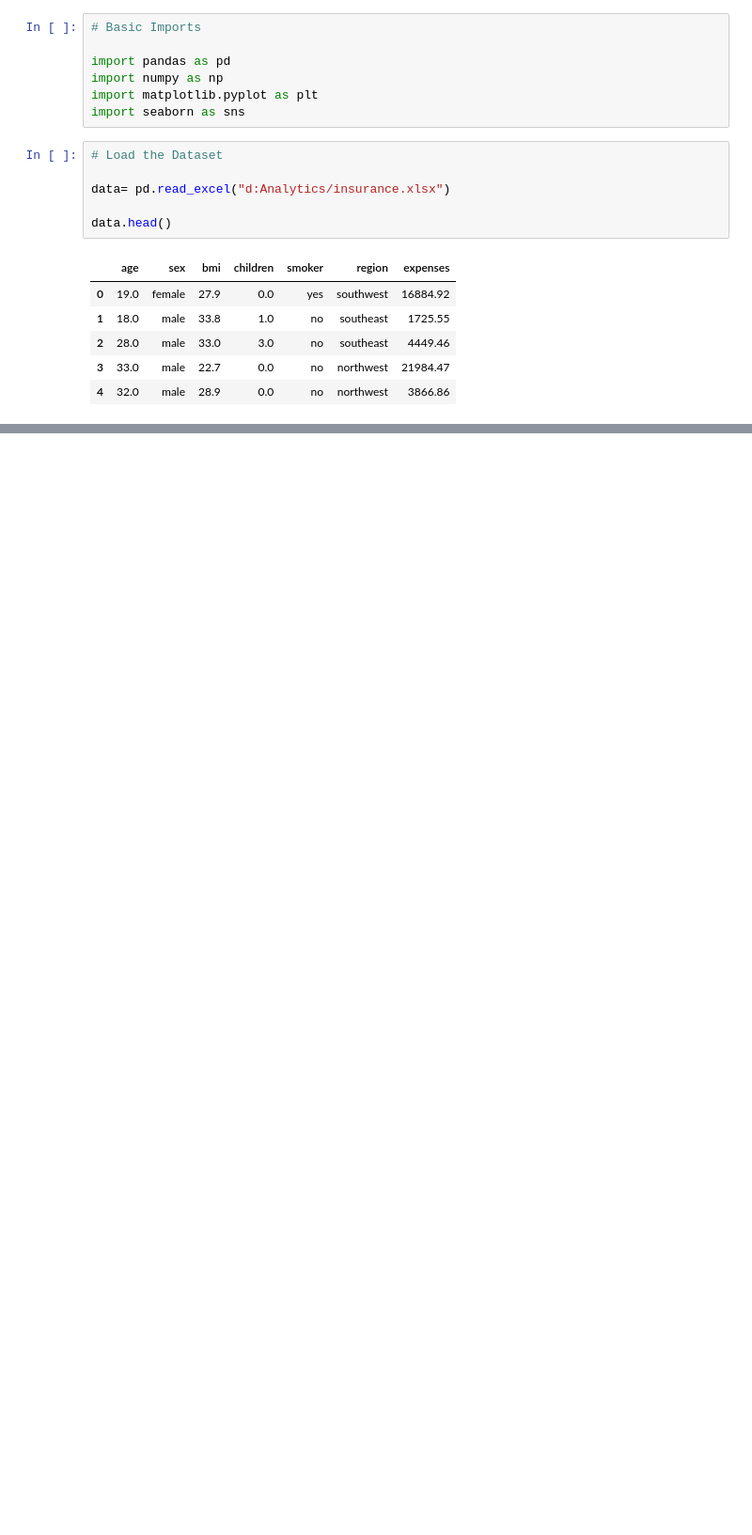
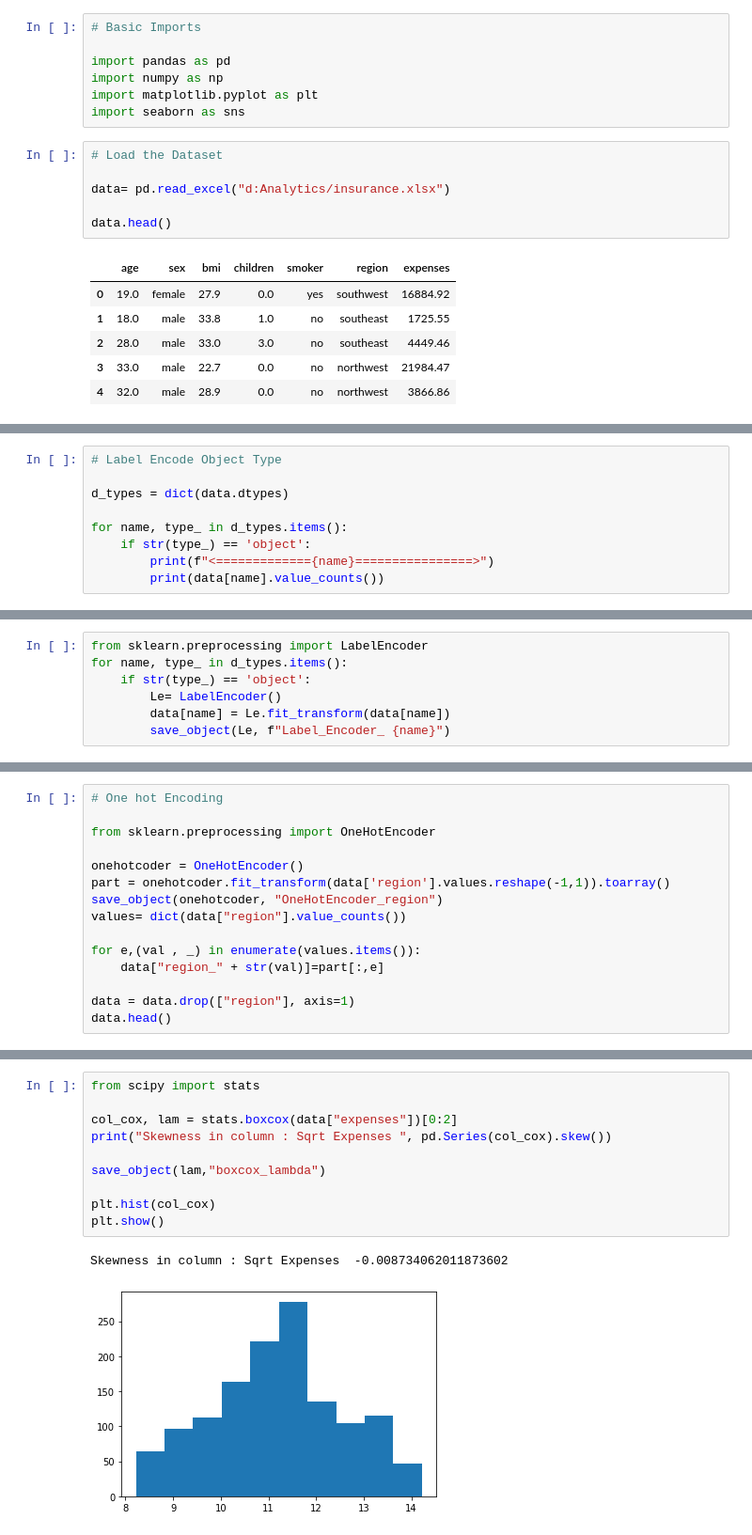
Before and after one commit to walidsharaar/Realtime-Predictions, a Jupyter notebook: Realtime Prediction.ipynb, the cells around one changed output, grey strips where cells are left out. Shown at 94% size. Saved outputs shown, nothing was run; the diff lists cells and outputs as text; blank space fills up the shorter version.

```diff
--- a/Realtime Prediction.ipynb
+++ b/Realtime Prediction.ipynb
@@ -20,0 +62,9 @@ data.head()
+# %%
+# Label Encode Object Type
+
+d_types = dict(data.dtypes)
+
+for name, type_ in d_types.items():
+    if str(type_) == 'object':
+        print(f"<============={name}================>")
+        print(data[name].value_counts())
@@ -20,0 +86,7 @@ data.head()
+# %%
+from sklearn.preprocessing import LabelEncoder
+for name, type_ in d_types.items():
+    if str(type_) == 'object':
+        Le= LabelEncoder()
+        data[name] = Le.fit_transform(data[name])
+        save_object(Le, f"Label_Encoder_ {name}")
@@ -20,0 +112,15 @@ data.head()
+# %%
+# One hot Encoding
+
+from sklearn.preprocessing import OneHotEncoder
+
+onehotcoder = OneHotEncoder()
+part = onehotcoder.fit_transform(data['region'].values.reshape(-1,1)).toarray()
+save_object(onehotcoder, "OneHotEncoder_region")
+values= dict(data["region"].value_counts())
+
+for e,(val , _) in enumerate(values.items()):
+    data["region_" + str(val)]=part[:,e]
+
+data = data.drop(["region"], axis=1)
+data.head()
@@ -20,0 +134,13 @@ data.head()
+# %%
+from scipy import stats
+
+col_cox, lam = stats.boxcox(data["expenses"])[0:2]
+print("Skewness in column : Sqrt Expenses ", pd.Series(col_cox).skew())
+
+save_object(lam,"boxcox_lambda")
+
+plt.hist(col_cox)
+plt.show()
+# %% [output]
+Skewness in column : Sqrt Expenses  -0.008734062011873602
+[figure, added]
```
Also changed, not shown: parts of 40 cells of this notebook.
